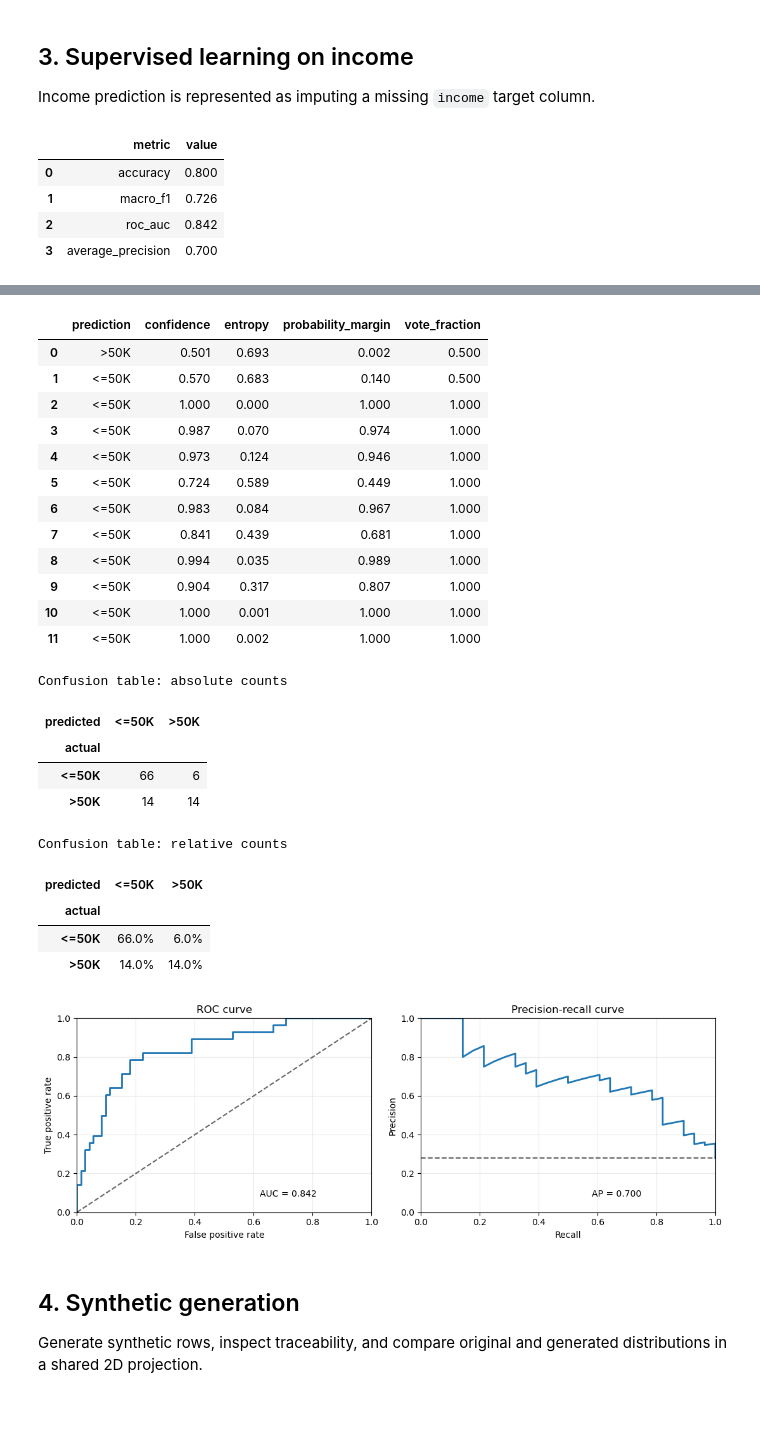
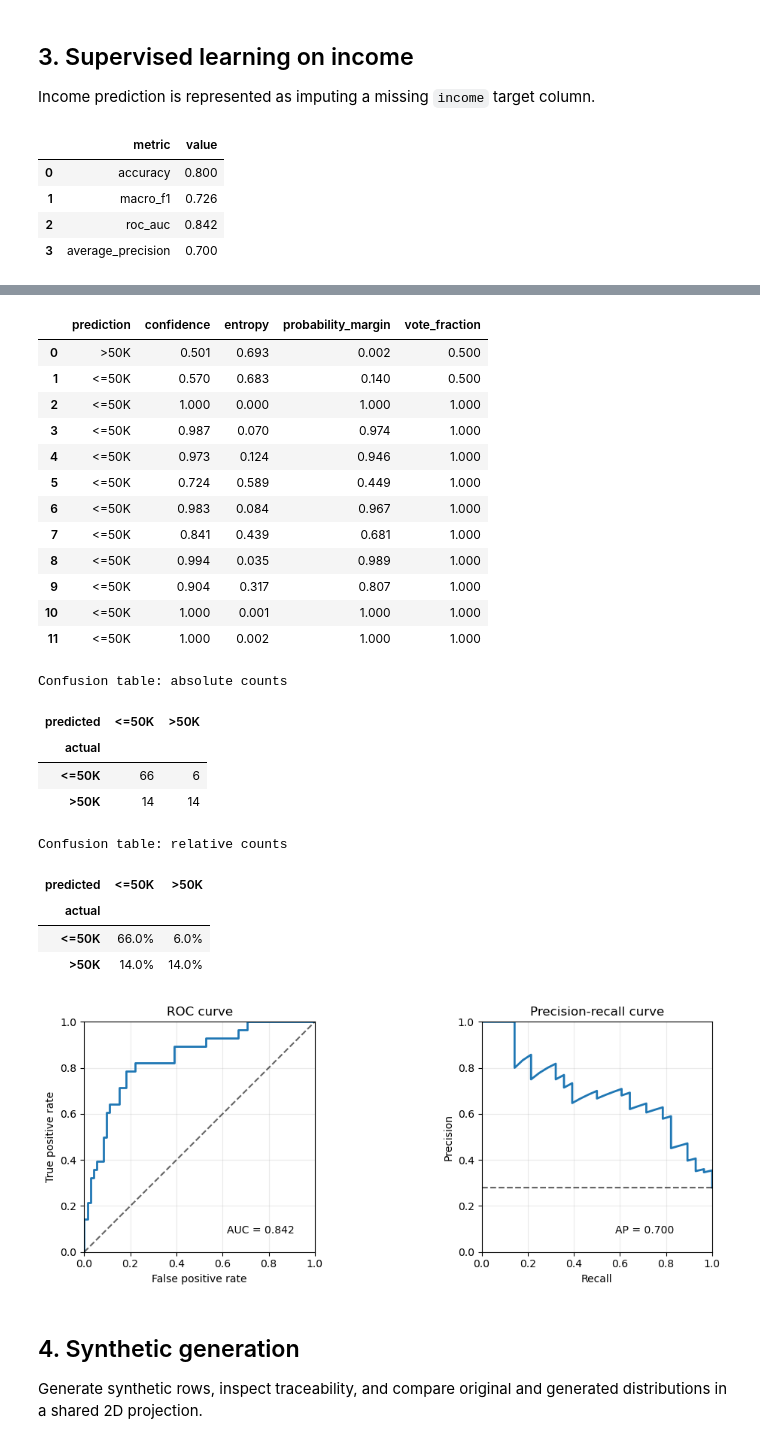
Before and after one commit to fabriziocosta/MIMIC, a Jupyter notebook: notebooks/05_adult_operating_modes_resnet.ipynb, the cells around one changed output, grey strips where cells are left out. Drawn from its saved outputs; the diff is of its cells as text; code cells hidden in the pictures; blank space fills up the shorter version.

```diff
--- a/notebooks/05_adult_operating_modes_resnet.ipynb
+++ b/notebooks/05_adult_operating_modes_resnet.ipynb
@@ -81,14 +81,11 @@ display(df.head())
 The model is fitted on clean complete rows using a ResNet encoder. Later cells create perturbed copies to test each operating mode.
 # %%
 mimic = MIMIC(
-    columns={
-        "regression": regression_columns,
-        "classification": classification_columns,
-    },
-    # modes: "identity", "direct", "factorised", "joint"
-    mode="joint",
+    columns={"regression": regression_columns, "classification": classification_columns},
+    mode="direct", # modes: "identity", "direct", "factorised", "joint"
     capacity=0.25,
     random_state=RANDOM_STATE,
+    verbose=True,
 )
 mimic.fit(df)
 embedding = mimic.transform(df)
@@ -259,6 +273,7 @@ axes[0].text(0.62, 0.08, f"AUC = {income_diagnostics.metrics.loc[income_diagnost
 axes[0].set_xlim(0, 1)
 axes[0].set_ylim(0, 1)
 axes[0].grid(alpha=0.25)
+axes[0].set_aspect("equal", adjustable="box")
 
 axes[1].plot(income_diagnostics.pr_curve["recall"], income_diagnostics.pr_curve["precision"], linewidth=2)
 axes[1].axhline(income_diagnostics.positive_rate, linestyle="--", color="black", alpha=0.6)
@@ -269,6 +284,7 @@ axes[1].text(0.58, 0.08, f"AP = {income_diagnostics.metrics.loc[income_diagnosti
 axes[1].set_xlim(0, 1)
 axes[1].set_ylim(0, 1)
 axes[1].grid(alpha=0.25)
+axes[1].set_aspect("equal", adjustable="box")
 fig.tight_layout()
 
 display(income_diagnostics.confusion_counts.style.set_caption("Confusion table: absolute counts"))
@@ -292,34 +308,34 @@ display(
 | 5 | <=50K | <=50K |
 | 6 | <=50K | <=50K |
 | 7 | <=50K | <=50K |
 | 8 | <=50K | <=50K |
 | 9 | >50K | <=50K |
 | 10 | <=50K | <=50K |
 | 11 | <=50K | <=50K |
 |  | prediction | confidence | entropy | probability_margin | vote_fraction |
 | 0 | >50K | 0.501 | 0.693 | 0.002 | 0.500 |
 | 1 | <=50K | 0.570 | 0.683 | 0.140 | 0.500 |
 | 2 | <=50K | 1.000 | 0.000 | 1.000 | 1.000 |
 | 3 | <=50K | 0.987 | 0.070 | 0.974 | 1.000 |
 | 4 | <=50K | 0.973 | 0.124 | 0.946 | 1.000 |
 | 5 | <=50K | 0.724 | 0.589 | 0.449 | 1.000 |
 | 6 | <=50K | 0.983 | 0.084 | 0.967 | 1.000 |
 | 7 | <=50K | 0.841 | 0.439 | 0.681 | 1.000 |
 | 8 | <=50K | 0.994 | 0.035 | 0.989 | 1.000 |
 | 9 | <=50K | 0.904 | 0.317 | 0.807 | 1.000 |
 | 10 | <=50K | 1.000 | 0.001 | 1.000 | 1.000 |
 | 11 | <=50K | 1.000 | 0.002 | 1.000 | 1.000 |
 Confusion table: absolute counts
 | predicted | <=50K | >50K |
 | actual |  |  |
 | <=50K | 66 | 6 |
 | >50K | 14 | 14 |
 Confusion table: relative counts
 | predicted | <=50K | >50K |
 | actual |  |  |
 | <=50K | 66.0% | 6.0% |
 | >50K | 14.0% | 14.0% |
-[figure, old version]
+[figure, new version]
 # %% [markdown]
 ## 4. Synthetic generation
 
```
Also changed, not shown: parts of 5 cells of this notebook, 2 other files.
